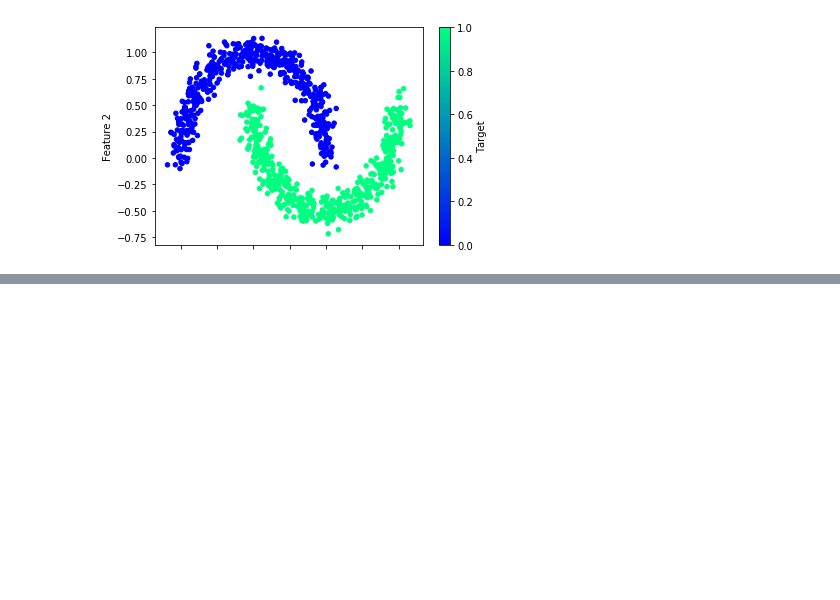
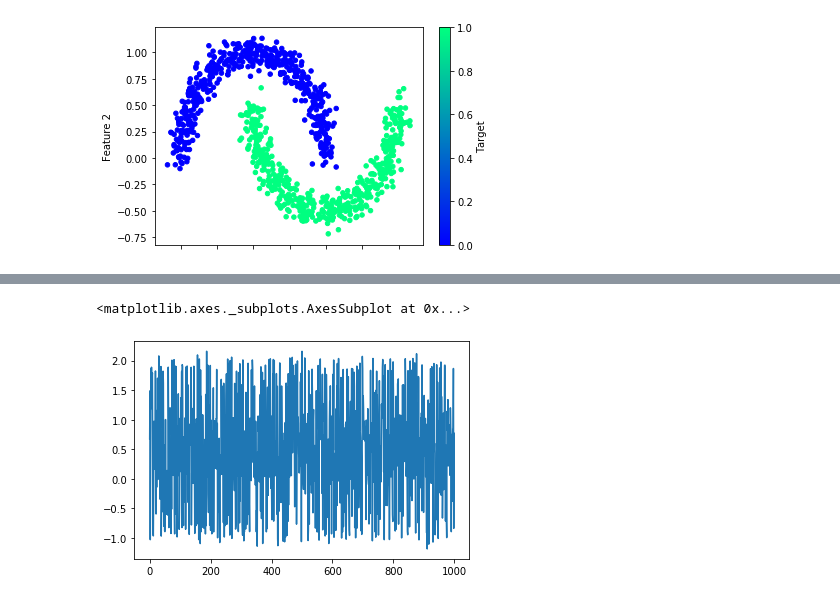
Before and after one commit to ArchanaRohilla/neural_networks, a Jupyter notebook: neural_network_practice.ipynb, the cells around one changed output, grey strips where cells are left out. Cells and saved outputs as stored; diff of their text form; code cells hidden in the pictures; blank space fills up the shorter version.

```diff
--- a/neural_network_practice.ipynb
+++ b/neural_network_practice.ipynb
@@ -226,0 +227,6 @@ Epoch 100/100
+# %%
+s = pd.Series(df_moons["Feature 1"])
+s.plot.line()
+# %% [output]
+<matplotlib.axes._subplots.AxesSubplot at 0x...>
+[figure, added]
```
Also changed, not shown: parts of 13 cells of this notebook.
